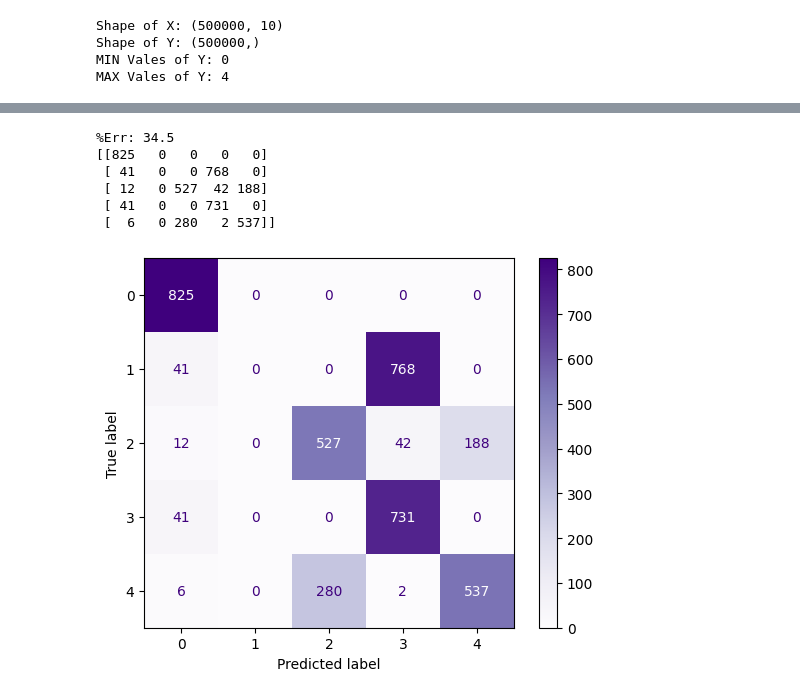
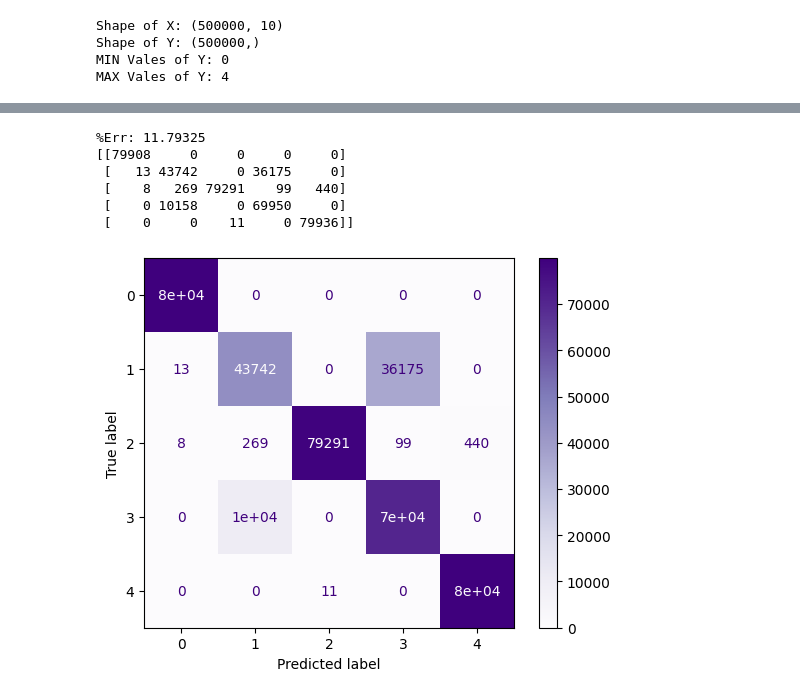
Before and after one commit to ramonaferrarii/MachineLearning2, a Jupyter notebook: Code0.ipynb, the cells around one changed output, grey strips where cells are left out. Cells and saved outputs as stored; diff of their text form; code cells hidden in the pictures.

Commit message:
Knn classifier

```diff
--- a/Code0.ipynb
+++ b/Code0.ipynb
@@ -77,8 +38,8 @@ X = scaler.fit_transform(X)
 from random import sample
 
 # remove the order
-n  = 1000
-nt = 5000-n
+n  = 100000
+nt = 500000-n
 mask = np.asarray(sample(range(0,X.shape[0]),n+nt))
 X = X[mask,:]
 Y = Y[mask]
@@ -154,22 +54,35 @@ The RBF kernel is better.
-# %%
-# print the confusion matrix
-from sklearn.metrics import confusion_matrix
-cm = confusion_matrix(YT, Yp)
-print('%Err: ' + str(100*np.mean(YT != Yp)))
-print(cm)
-# %% [output]
-%Err: 34.5
-[[825   0   0   0   0]
- [ 41   0   0 768   0]
- [ 12   0 527  42 188]
- [ 41   0   0 731   0]
- [  6   0 280   2 537]]
+# %%
+import matplotlib.pyplot as plt
+from sklearn.metrics import confusion_matrix
+from sklearn.model_selection import GridSearchCV
+from sklearn.neighbors import KNeighborsClassifier
+grid = {'n_neighbors': [1,2,4,8,16,32]}
+M = GridSearchCV(estimator  = KNeighborsClassifier(),
+                 param_grid = grid,
+                 cv         = 10,
+                 scoring    = 'accuracy')
+M.fit(np.asarray(XL),np.asarray(YL))
+Yp = M.predict(XT)
+cm = confusion_matrix(YT, Yp)
+print('%Err: ' + str(100*np.mean(YT != Yp)))
+print(cm)
+# %% [output]
+%Err: 11.79325
+[[79908     0     0     0     0]
+ [   13 43742     0 36175     0]
+ [    8   269 79291    99   440]
+ [    0 10158     0 69950     0]
+ [    0     0    11     0 79936]]
 # %%
-from sklearn.metrics import confusion_matrix
+import matplotlib.pyplot as plt
 from sklearn.metrics import ConfusionMatrixDisplay
-conf_matrix=confusion_matrix(YT, Yp)
-disp =  ConfusionMatrixDisplay(confusion_matrix=conf_matrix, display_labels=M.classes_)
-disp.plot(cmap='Purples')
-plt.show()
+
+def plt_confmatrix(ytest,ypred):
+  conf_matrix=confusion_matrix(YT, Yp)
+  disp =  ConfusionMatrixDisplay(confusion_matrix=conf_matrix, display_labels=M.classes_)
+  disp.plot(cmap='Purples')
+  plt.show()
-# %% [output]
-[figure, removed]
+# %%
+plt_confmatrix(YT,Yp)
+# %% [output]
+[figure, added]
```
Also changed, not shown: parts of 6 cells of this notebook.
